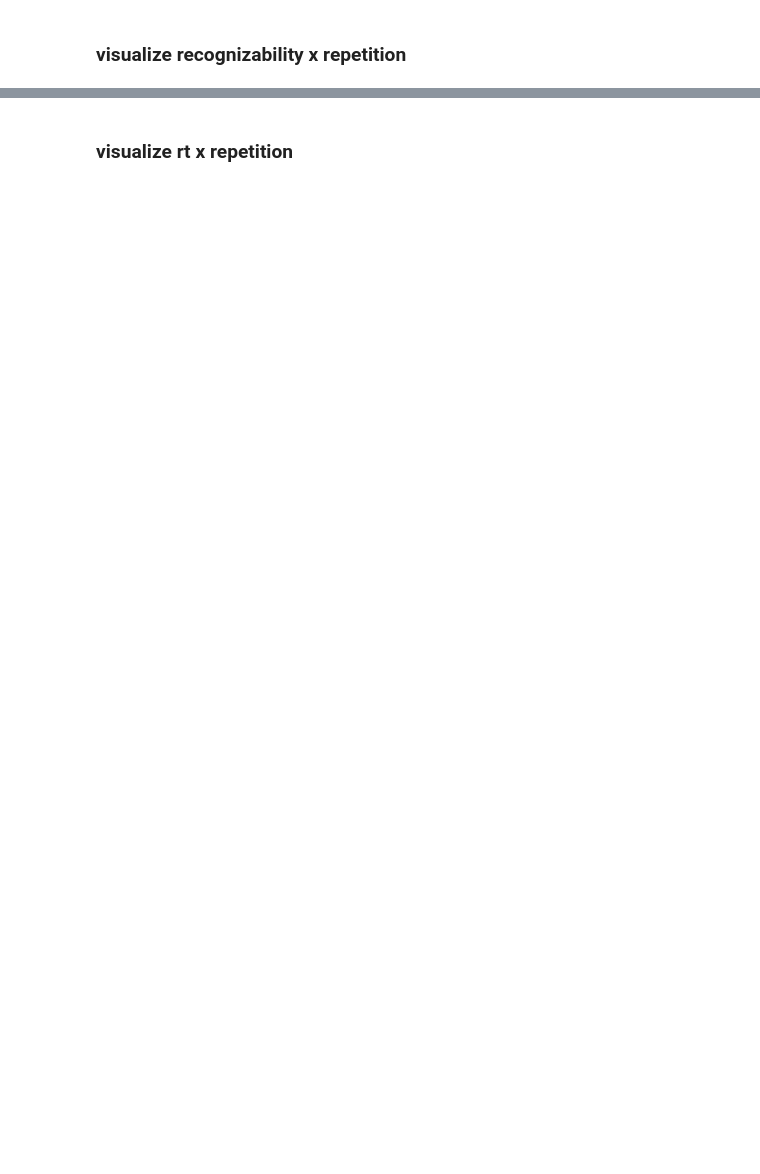
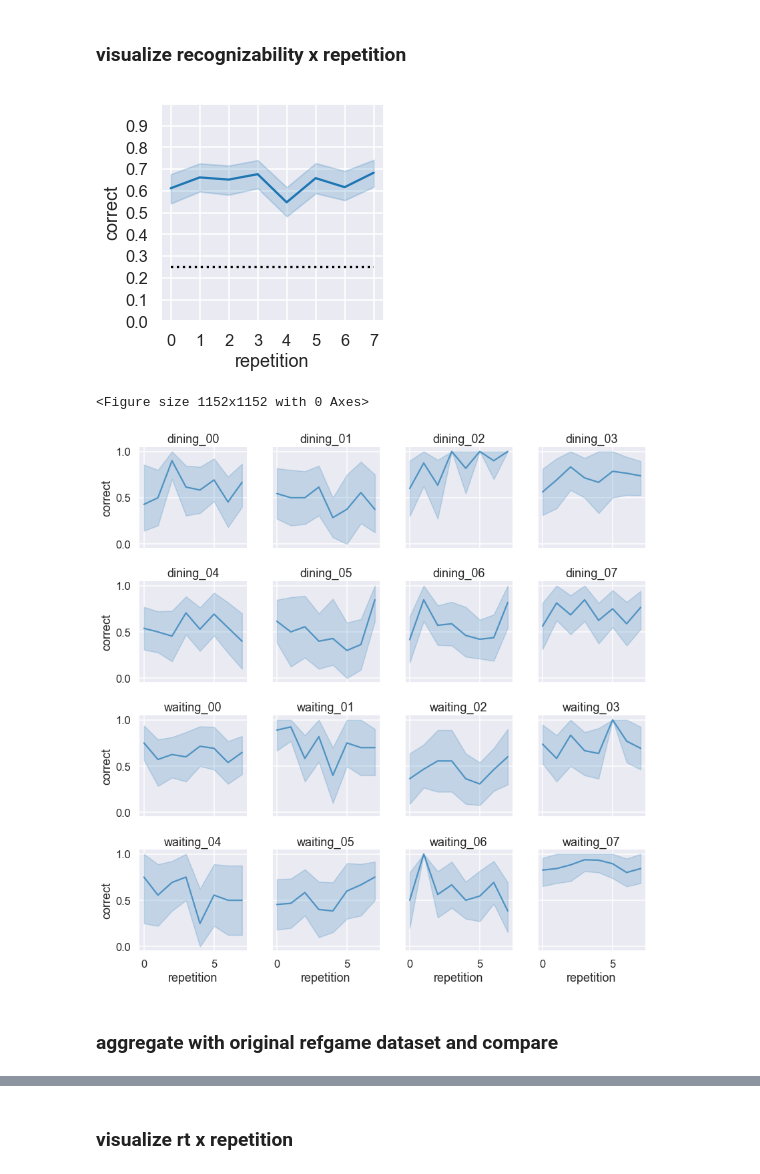
Before and after one commit to cogtoolslab/graphical_conventions_cogsci19, a Jupyter notebook: analysis/ipynb/jefan/generate_recog_dataframe.ipynb, the cells around one changed output, grey strips where cells are left out. Drawn from its saved outputs; the diff is of its cells as text; code cells hidden in the pictures; blank space fills up the shorter version.

```diff
--- a/analysis/ipynb/jefan/generate_recog_dataframe.ipynb
+++ b/analysis/ipynb/jefan/generate_recog_dataframe.ipynb
@@ -23,7 +23,9 @@ from IPython.core.pylabtools import figsize, getfigs
 plt = pyplot
 import seaborn as sns
 sns.set_context('talk')
-sns.set_style('white')
+sns.set_style('darkgrid')
+
+from IPython.display import clear_output
 
 import warnings
 warnings.filterwarnings("ignore", category=DeprecationWarning)
@@ -102,7 +110,6 @@ print '{} workers got at least {} correct.'.format(len(top_workers),num_correct_
 # %%
 ## get total number of recog events in the collection as a whole
 # grab rep & accuracy
-from IPython.display import clear_output
 rep = []
 correct = []
 rt = []
@@ -113,6 +120,8 @@ target = []
 distractor1 = []
 distractor2 = []
 distractor3 = []
+orig_gameID = []
+gameID = []
 for i,w in enumerate(top_workers):
     print 'Now analyzing {} | {} of {}'.format(w,str(i+1).zfill(3), len(top_workers))
     clear_output(wait=True)
@@ -131,15 +140,17 @@ for i,w in enumerate(top_workers):
         distractor1.append(r['distractor1'])
         distractor2.append(r['distractor2'])
         distractor3.append(r['distractor3'])
+        orig_gameID.append(r['sketch'].split('_')[0])
+        gameID.append(r['gameID'])
 
 ## make dataframe
 X = pd.DataFrame([rep,correct,rt,condition,orig_correct,\
                  generalization,target,distractor1,distractor2,\
-                 distractor3])
+                 distractor3,orig_gameID,gameID])
 X = X.transpose()
 X.columns = ['repetition','correct','rt','condition', 'orig_correct',\
              'generalization','target','distractor1','distractor2',\
-             'distractor3']
+             'distractor3','orig_gameID','gameID']
 
 ## convert datatypes to numeric
 X['correct'] = pd.to_numeric(X['correct'])
@@ -182,22 +212,28 @@ X.groupby(['condition','repetition'])['correct'].mean()
 ### visualize recognizability x repetition
 # %%
 ## get dataframe subsetted by condition and broken out by target
-X2 = X.query("condition=='repeated'")
+X2 = X[X['condition']=='repeated'].reset_index(drop=True)
 X2 = X2.sort_values(by=['target_objectname'])
 targ_list = np.unique(X2.target_objectname.values)
 sns.set_context('talk')
 
 ## plot recognizxability, collapsing across target
 fig = plt.figure(figsize=(4,4))
 sns.lineplot(data=X2,x='repetition',y='correct')
 plt.ylim(0,1)
 plt.yticks(np.arange(0, 1, 0.1))
 plt.xticks(np.arange(0, 8, 1))
 plt.plot([0,7],[0.25,0.25],color='black',linestyle=':')
 
 ## plot recognizability, split out by target
 fig = plt.figure(figsize=(16,16))
 g = sns.FacetGrid(X2, col="target_objectname", col_wrap=4,height=3, margin_titles=False)
 g.map(sns.lineplot, "repetition", "correct", alpha=.7)
 g.set_titles("{col_name}")
 plt.tight_layout()
+# %% [output]
+[figure, added]
+<Figure size 1152x1152 with 0 Axes>
+[figure, added]
+# %% [markdown]
+### aggregate with original refgame dataset and compare
```
Also changed, not shown: parts of 17 cells of this notebook.
